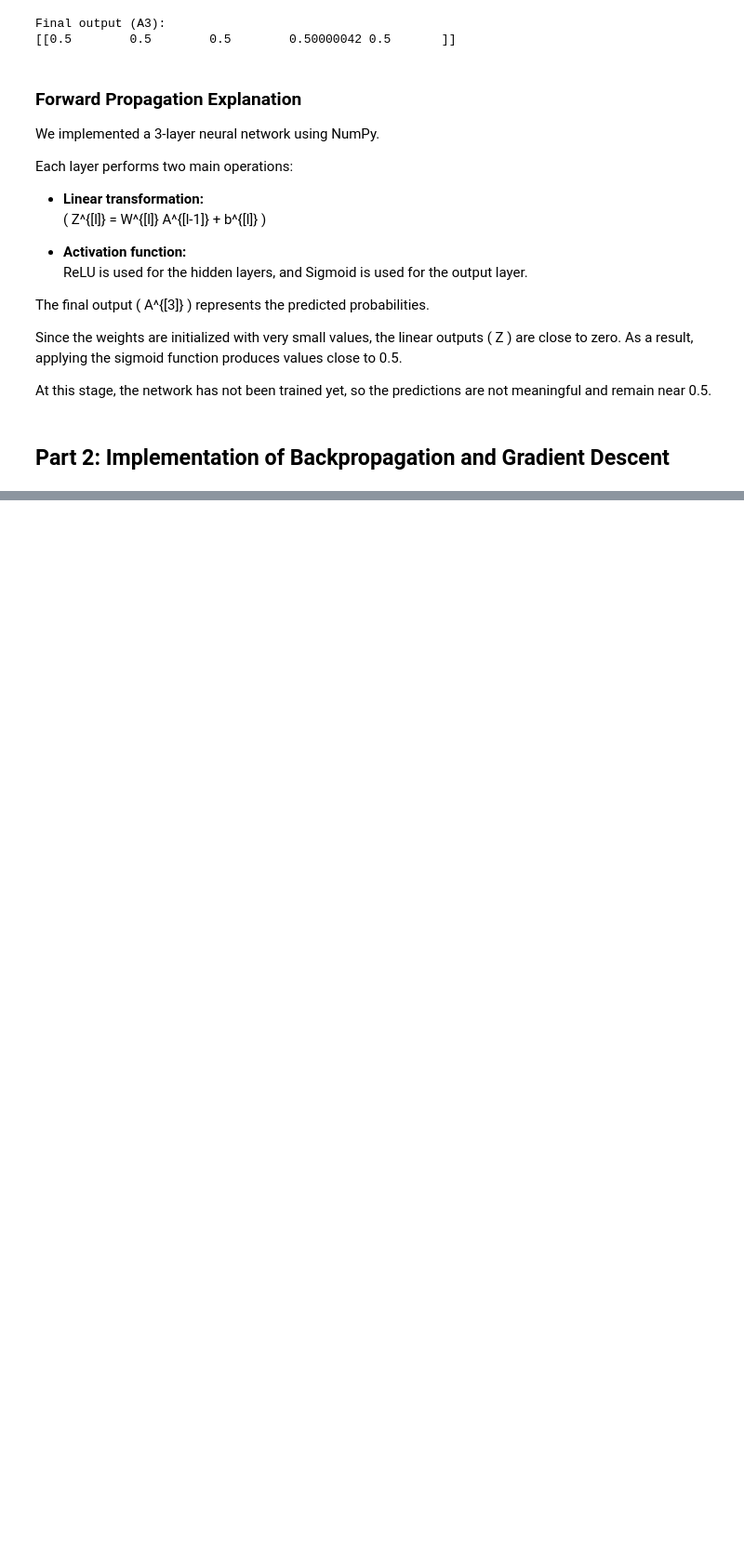
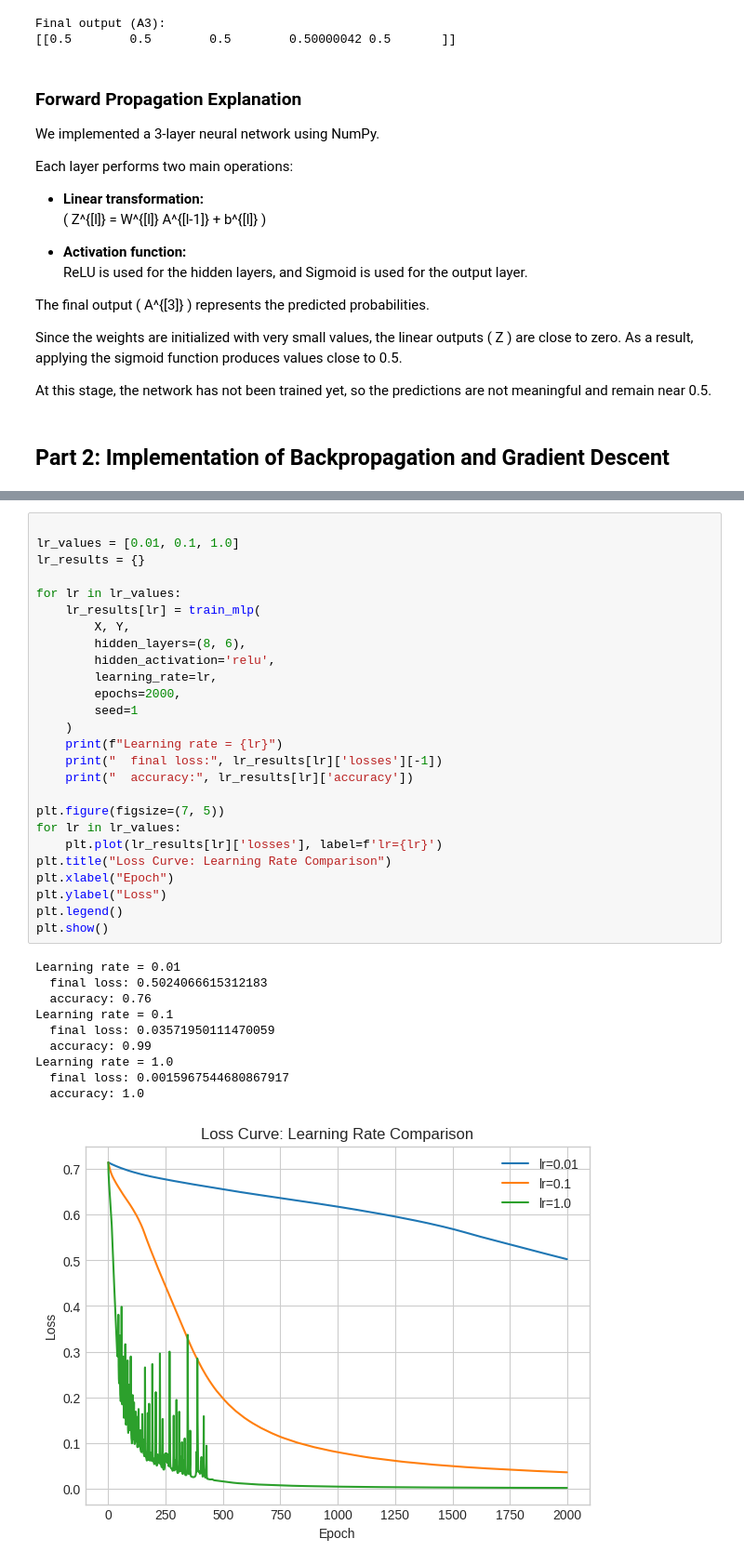
Before and after one commit to hyuan0929/MultiLayerPerceptrons_Workshop, a Jupyter notebook: MultiLayerPerceptrons_Workshop.ipynb, the cells around one changed output, grey strips where cells are left out. Shown at 93% size. Saved outputs shown, nothing was run; the diff lists cells and outputs as text; blank space fills up the shorter version.

```diff
--- a/MultiLayerPerceptrons_Workshop.ipynb
+++ b/MultiLayerPerceptrons_Workshop.ipynb
@@ -1072,0 +1394,37 @@ You now have a foundational understanding of one of the most important models in
+# %%
+
+lr_values = [0.01, 0.1, 1.0]
+lr_results = {}
+
+for lr in lr_values:
+    lr_results[lr] = train_mlp(
+        X, Y,
+        hidden_layers=(8, 6),
+        hidden_activation='relu',
+        learning_rate=lr,
+        epochs=2000,
+        seed=1
+    )
+    print(f"Learning rate = {lr}")
+    print("  final loss:", lr_results[lr]['losses'][-1])
+    print("  accuracy:", lr_results[lr]['accuracy'])
+
+plt.figure(figsize=(7, 5))
+for lr in lr_values:
+    plt.plot(lr_results[lr]['losses'], label=f'lr={lr}')
+plt.title("Loss Curve: Learning Rate Comparison")
+plt.xlabel("Epoch")
+plt.ylabel("Loss")
+plt.legend()
+plt.show()
+# %% [output]
+Learning rate = 0.01
+  final loss: 0.5024066615312183
+  accuracy: 0.76
+Learning rate = 0.1
+  final loss: 0.03571950111470059
+  accuracy: 0.99
+Learning rate = 1.0
+  final loss: 0.0015967544680867917
+  accuracy: 1.0
+[figure, added]
```
Also changed, not shown: parts of 22 cells of this notebook.
